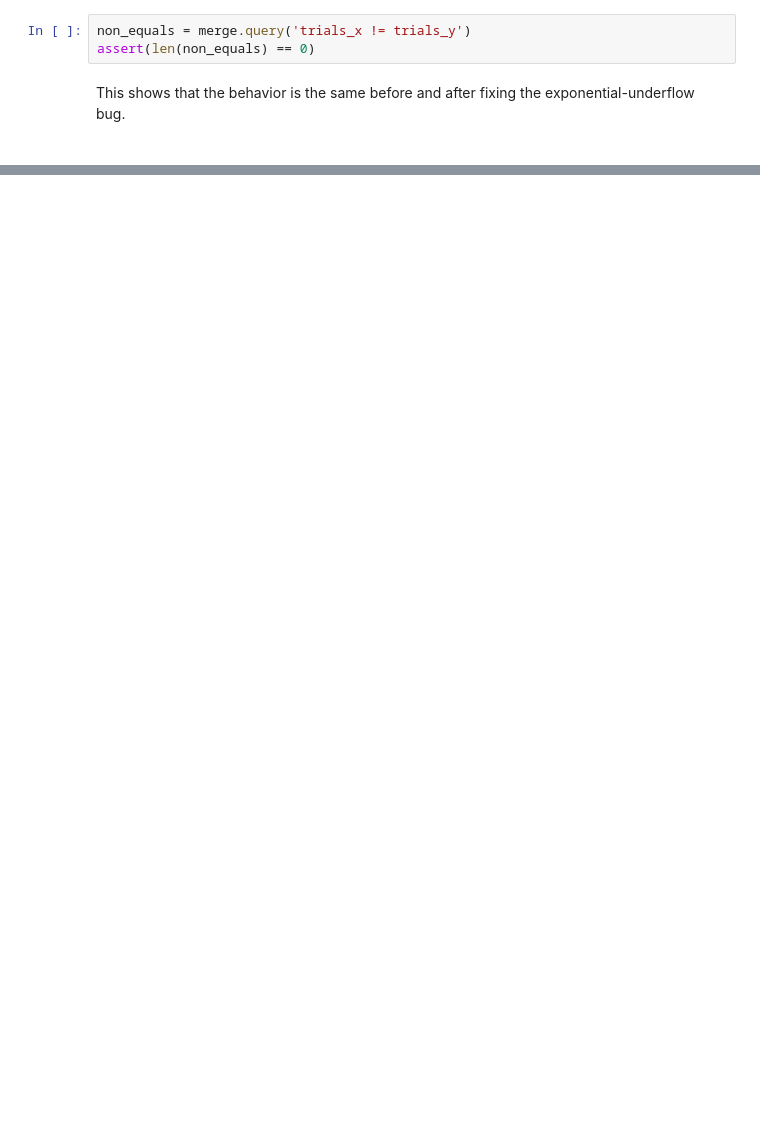
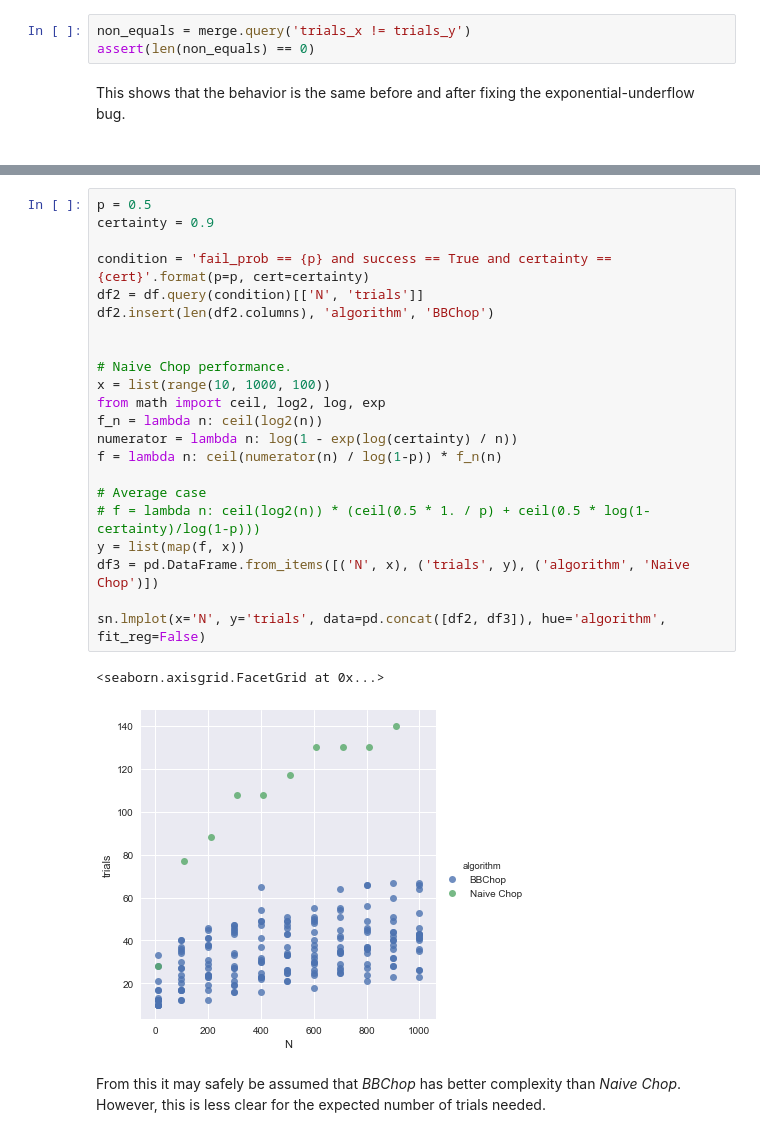
Before and after one commit to siedentop/BBChop, a Jupyter notebook: analysis/Visualise Results.ipynb, the cells around one changed output, grey strips where cells are left out. Drawn from its saved outputs; the diff is of its cells as text; blank space fills up the shorter version.

```diff
--- a/analysis/Visualise Results.ipynb
+++ b/analysis/Visualise Results.ipynb
@@ -271,0 +404,27 @@ This shows that the behavior is the same before and after fixing the exponential
+# %%
+p = 0.5
+certainty = 0.9
+
+condition = 'fail_prob == {p} and success == True and certainty == {cert}'.format(p=p, cert=certainty)
+df2 = df.query(condition)[['N', 'trials']]
+df2.insert(len(df2.columns), 'algorithm', 'BBChop')
+
+
+# Naive Chop performance.
+x = list(range(10, 1000, 100))
+from math import ceil, log2, log, exp
+f_n = lambda n: ceil(log2(n))
+numerator = lambda n: log(1 - exp(log(certainty) / n))
+f = lambda n: ceil(numerator(n) / log(1-p)) * f_n(n)
+
+# Average case
+# f = lambda n: ceil(log2(n)) * (ceil(0.5 * 1. / p) + ceil(0.5 * log(1-certainty)/log(1-p)))
+y = list(map(f, x))
+df3 = pd.DataFrame.from_items([('N', x), ('trials', y), ('algorithm', 'Naive Chop')])
+
+sn.lmplot(x='N', y='trials', data=pd.concat([df2, df3]), hue='algorithm', fit_reg=False)
+# %% [output]
+<seaborn.axisgrid.FacetGrid at 0x...>
+[figure, added]
+# %% [markdown]
+From this it may safely be assumed that *BBChop* has better complexity than *Naive Chop*. However, this is less clear for the expected number of trials needed.
```
Also changed, not shown: parts of 21 cells of this notebook, 4 other files.
